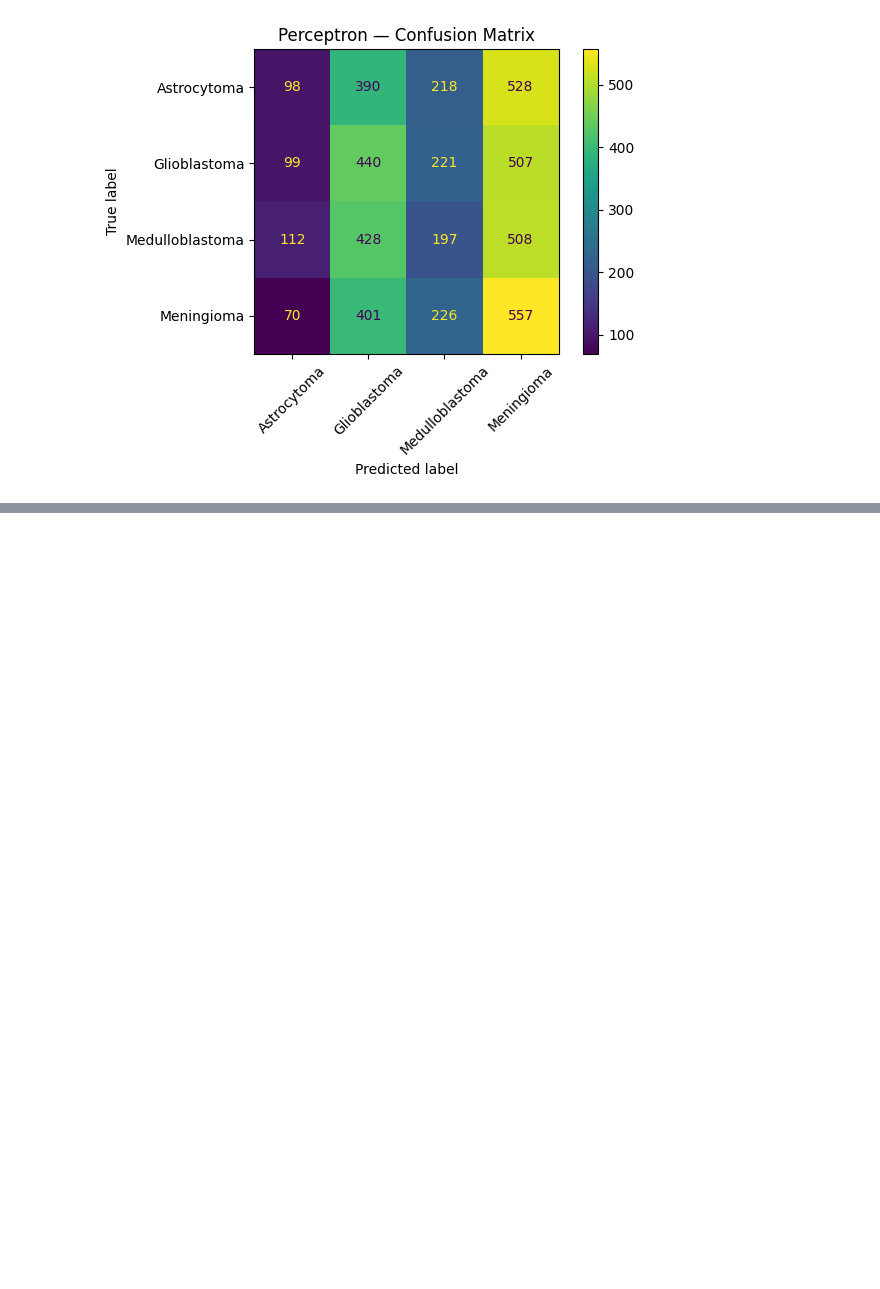
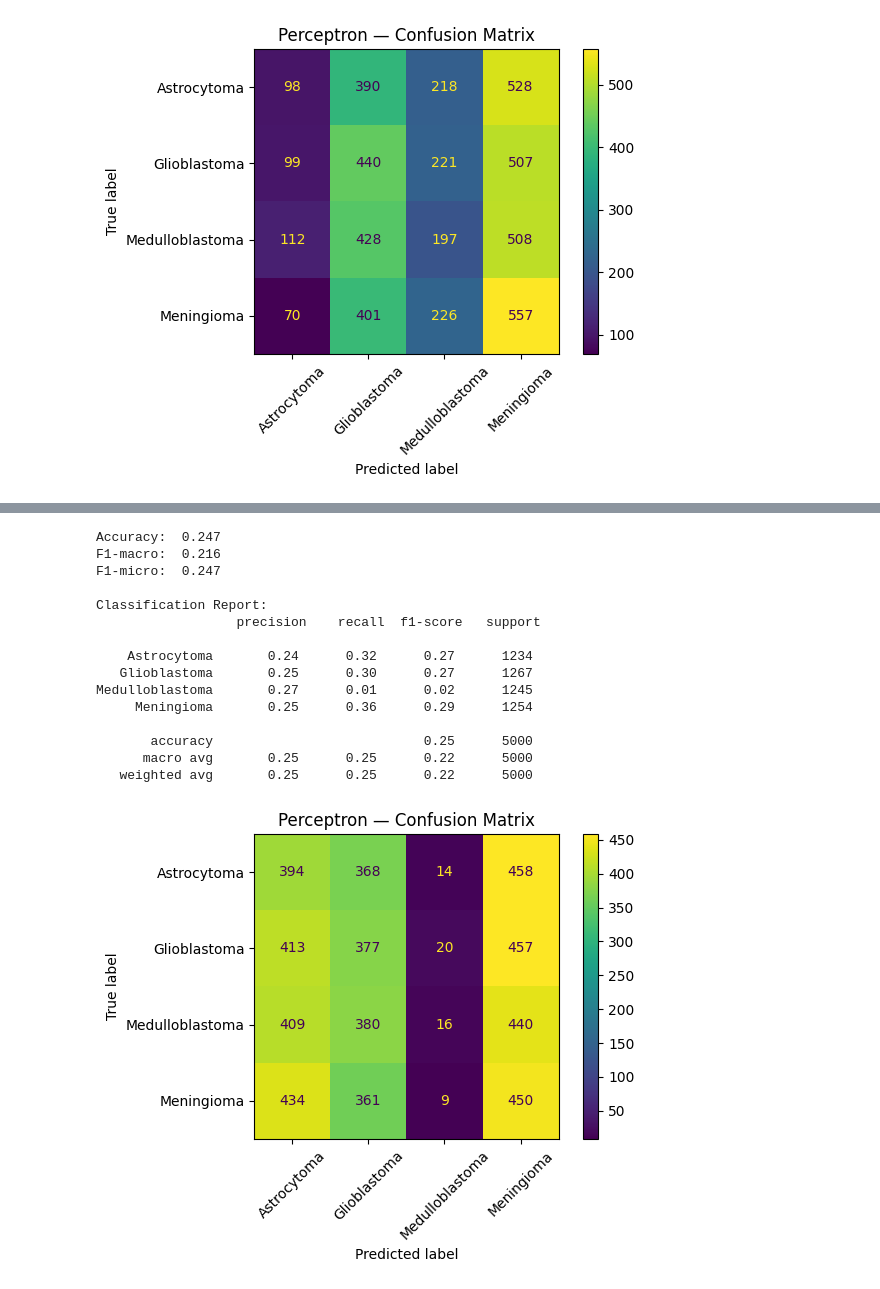
Before and after one commit to DhruvR-HWUD/DMML-Dubai-UG-Group-2, a Jupyter notebook: Perceptron.ipynb, the cells around one changed output, grey strips where cells are left out. Saved outputs shown, nothing was run; the diff lists cells and outputs as text; code cells hidden in the pictures; blank space fills up the shorter version.

```diff
--- a/Perceptron.ipynb
+++ b/Perceptron.ipynb
@@ -52,0 +130,37 @@ Medulloblastoma       0.23      0.16      0.19      1245
+# %%
+clf = make_pipeline(StandardScaler(), Perceptron(max_iter=2000,
+        penalty="l2",
+        alpha=1e-3,
+        eta0=0.5,
+        tol=1e-3,
+        class_weight="balanced",
+        random_state=42))
+clf.fit(X_tr, y_tr)
+
+y_pred = clf.predict(X_te)
+print(f"Accuracy:  {accuracy_score(y_te, y_pred):.3f}")
+print(f"F1-macro:  {f1_score(y_te, y_pred, average='macro'):.3f}")
+print(f"F1-micro:  {f1_score(y_te, y_pred, average='micro'):.3f}")
+print("\nClassification Report:\n", classification_report(y_te, y_pred, target_names=le.classes_, zero_division=0))
+
+ConfusionMatrixDisplay.from_predictions(y_te, y_pred, display_labels=le.classes_, xticks_rotation=45)
+plt.title("Perceptron — Confusion Matrix")
+plt.tight_layout()
+plt.show()
+# %% [output]
+Accuracy:  0.247
+F1-macro:  0.216
+F1-micro:  0.247
+
+Classification Report:
+                  precision    recall  f1-score   support
+
+    Astrocytoma       0.24      0.32      0.27      1234
+   Glioblastoma       0.25      0.30      0.27      1267
+Medulloblastoma       0.27      0.01      0.02      1245
+     Meningioma       0.25      0.36      0.29      1254
+
+       accuracy                           0.25      5000
+      macro avg       0.25      0.25      0.22      5000
+   weighted avg       0.25      0.25      0.22      5000
+[figure, added]
```
Also changed, not shown: parts of 2 cells of this notebook.
